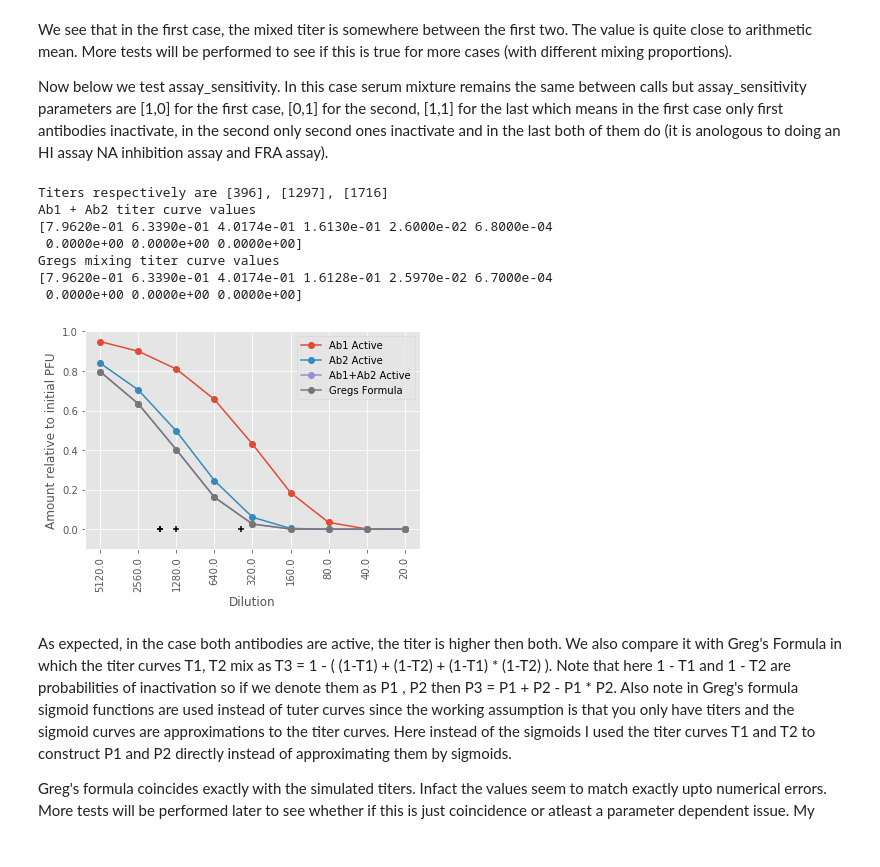
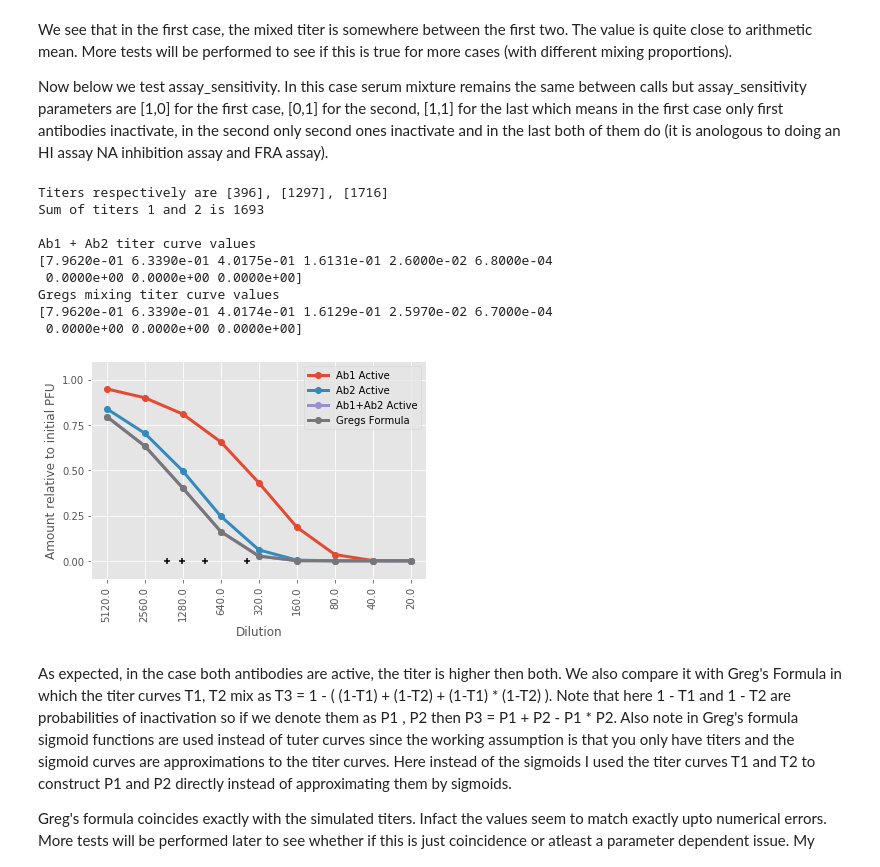
Before and after one commit to iAvicenna/NeutralizationBench, a Jupyter notebook: readme.ipynb, the cells around one changed output. Saved outputs shown, nothing was run; the diff lists cells and outputs as text; code cells hidden in the pictures.

```diff
--- a/readme.ipynb
+++ b/readme.ipynb
@@ -287,10 +295,10 @@ fig2 = None
 number_of_antigens = 1
 number_of_antibodies = 2
 
-forward_rates = np.ones((number_of_antigens, number_of_antibodies)) * 1.5e6 / M
-forward_rates[0, 1] = 5e6 / M
+association_rates = np.ones((number_of_antigens, number_of_antibodies)) * 1.5e6 / M
+association_rates[0,1] = 5e6 / M
+dissociation_rates = 1e-8 ** np.ones((number_of_antigens, number_of_antibodies))
 total_antibody = 600 * 5e9
-backward_ratios = 1e-3 * np.ones((number_of_antigens, number_of_antibodies))
 interference_matrix = np.ones((number_of_antigens, number_of_antibodies, number_of_antibodies))
 total_PFU = 1000
 
@@ -298,53 +306,57 @@ init_vals = [total_PFU * ratio / total_volume, total_antibody / total_volume, to
 
 assay_sensitivity=np.array([1,0])
 
-y1, log_titer, titer1, _=titrateAntigensAgainstSera(
-    init_vals, dilutions, number_of_antigens, number_of_antibodies, measurement_time,
-    forward_rates, backward_ratios, interference_matrix,assay_sensitivity=assay_sensitivity)
+y1, log_titer1, titer1, _=titrateAntigensAgainstSera(
+        init_vals, dilutions, number_of_antigens, number_of_antibodies, measurement_time,
+        association_rates, dissociation_rates, interference_matrix, assay_sensitivity=assay_sensitivity)
 
-ax1, fig1 = outputTiterCurvePlot(y1, log_titer, number_of_antigens, dilutions, fig=fig1, ax=ax1)
+ax1, fig1 = outputTiterCurvePlot(y1, log_titer1, number_of_antigens, dilutions, fig=fig1, ax=ax1)
 
 assay_sensitivity=np.array([0,1])
 
-y2, log_titer, titer2, _=titrateAntigensAgainstSera(
-    init_vals, dilutions, number_of_antigens, number_of_antibodies, measurement_time,
-    forward_rates, backward_ratios, interference_matrix,assay_sensitivity=assay_sensitivity)
+y2, log_titer2, titer2, _=titrateAntigensAgainstSera(
+        init_vals, dilutions, number_of_antigens, number_of_antibodies, measurement_time,
+        association_rates, dissociation_rates, interference_matrix, assay_sensitivity=assay_sensitivity)
 
-ax1, fig1 = outputTiterCurvePlot(y2, log_titer, number_of_antigens, dilutions, fig=fig1, ax=ax1)
+ax1, fig1 = outputTiterCurvePlot(y2, log_titer2, number_of_antigens, dilutions, fig=fig1, ax=ax1)
 
 assay_sensitivity=np.array([1,1])
 
-y3, log_titer, titer3, _=titrateAntigensAgainstSera(
-    init_vals, dilutions, number_of_antigens, number_of_antibodies, measurement_time,
-    forward_rates, backward_ratios, interference_matrix,assay_sensitivity=assay_sensitivity)
+y3, log_titer3, titer3, _=titrateAntigensAgainstSera(
+        init_vals, dilutions, number_of_antigens, number_of_antibodies, measurement_time,
+        association_rates, dissociation_rates, interference_matrix, assay_sensitivity=assay_sensitivity)
 
-ax1, fig1 = outputTiterCurvePlot(y3, log_titer, number_of_antigens, dilutions, fig=fig1, ax=ax1)
+ax1, fig1 = outputTiterCurvePlot(y3, log_titer3, number_of_antigens, dilutions, fig=fig1, ax=ax1)
 
 P1 = 1 - y1
 P2 = 1 - y2
 P3 = P1 + P2 - P1 * P2
 
 ax1, fig1 = outputTiterCurvePlot(1 - P3, log_titer, number_of_antigens, dilutions, fig=fig1, ax=ax1)
 
 ax1.set_ylabel('Amount relative to initial PFU')
 ax1.set_xlabel('Dilution')
 ax1.legend(['Ab1 Active','Ab2 Active','Ab1+Ab2 Active','Gregs Formula'])
 
 print('Titers respectively are {}, {}, {}'.format(titer1,titer2,titer3))
+print('Sum of titers 1 and 2 is {}\n'.format(titer1[0]+titer2[0]))
+
 print('Ab1 + Ab2 titer curve values ')
 print(np.round(y3.flatten(),5))
 
 print('Gregs mixing titer curve values ')
 print(np.round(1-P3.flatten(),5))
 # %% [output]
 Titers respectively are [396], [1297], [1716]
+Sum of titers 1 and 2 is 1693
+
 Ab1 + Ab2 titer curve values
-[7.9620e-01 6.3390e-01 4.0174e-01 1.6130e-01 2.6000e-02 6.8000e-04
+[7.9620e-01 6.3390e-01 4.0175e-01 1.6131e-01 2.6000e-02 6.8000e-04
  0.0000e+00 0.0000e+00 0.0000e+00]
 Gregs mixing titer curve values
-[7.9620e-01 6.3390e-01 4.0174e-01 1.6128e-01 2.5970e-02 6.7000e-04
+[7.9620e-01 6.3390e-01 4.0174e-01 1.6129e-01 2.5970e-02 6.7000e-04
  0.0000e+00 0.0000e+00 0.0000e+00]
-[figure, old version]
+[figure, new version]
 # %% [markdown]
 As expected, in the case both antibodies are active, the titer is higher then both. We also compare it with Greg's Formula in which the titer curves T1, T2 mix as T3 = 1 - ( (1-T1) + (1-T2) + (1-T1) * (1-T2) ). Note that here 1 - T1 and 1 - T2 are probabilities of inactivation so if we denote them as P1 , P2 then P3 = P1 + P2 - P1 * P2. Also note in Greg's formula sigmoid functions are used instead of tuter curves since the working assumption is that you only have titers and the sigmoid curves are approximations to the titer curves. Here instead of the sigmoids I used the titer curves T1 and T2 to construct P1 and P2 directly instead of approximating them by sigmoids.
 
```
Also changed, not shown: parts of 5 cells of this notebook, 1 other file.
